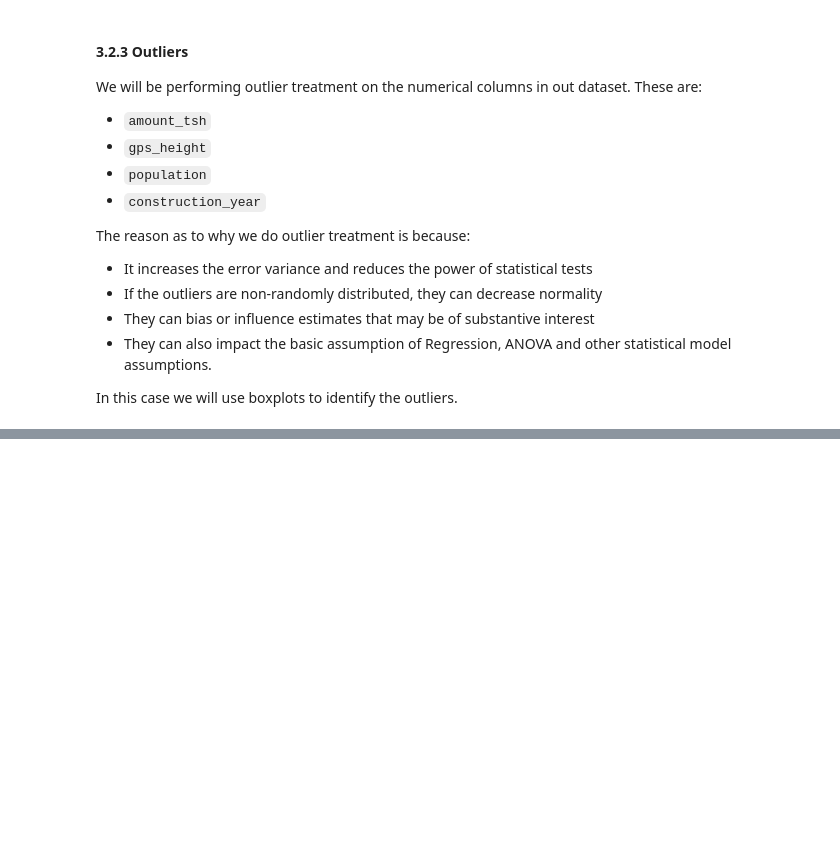
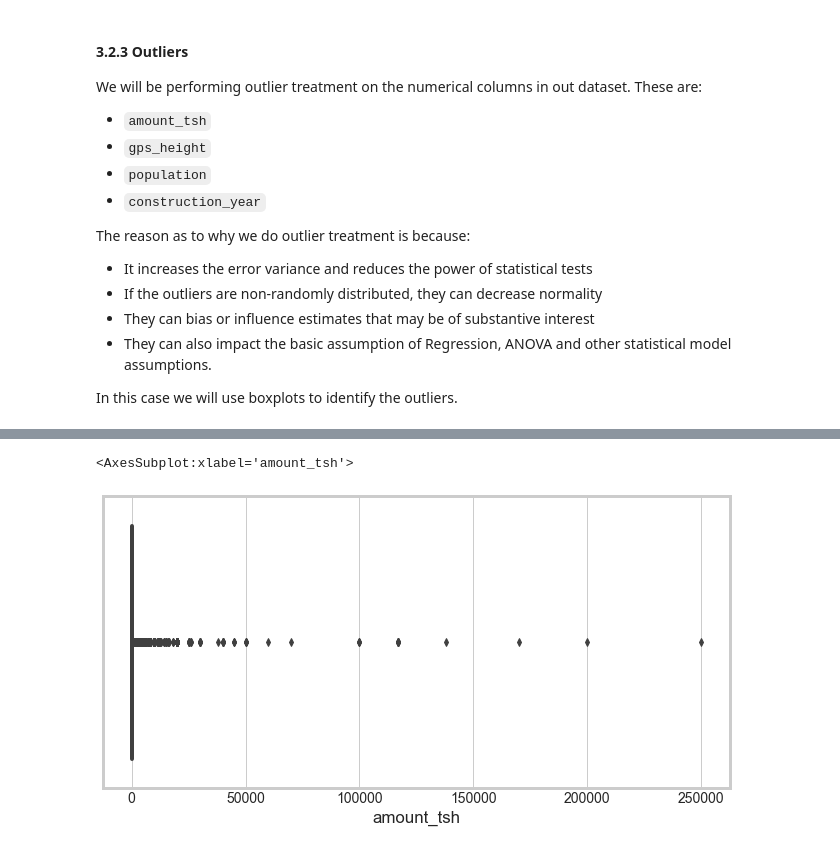
Before and after one commit to femikamau/Tanzanian-Water-Wells-Prediction, a Jupyter notebook: index.ipynb, the cells around one changed output, grey strips where cells are left out. Saved outputs shown, nothing was run; the diff lists cells and outputs as text; code cells hidden in the pictures; blank space fills up the shorter version.

Commit message:
updated notebook (outliers)

```diff
--- a/index.ipynb
+++ b/index.ipynb
@@ -553,0 +562,7 @@ In this case we will use boxplots to identify the outliers.
+# %%
+# identifying outliers in the amount_tsh column
+plt.figure(figsize=(10,5))
+sns.boxplot(x='amount_tsh', data= new_data)
+# %% [output]
+<AxesSubplot:xlabel='amount_tsh'>
+[figure, added]
```
Also changed, not shown: parts of 13 cells of this notebook.
